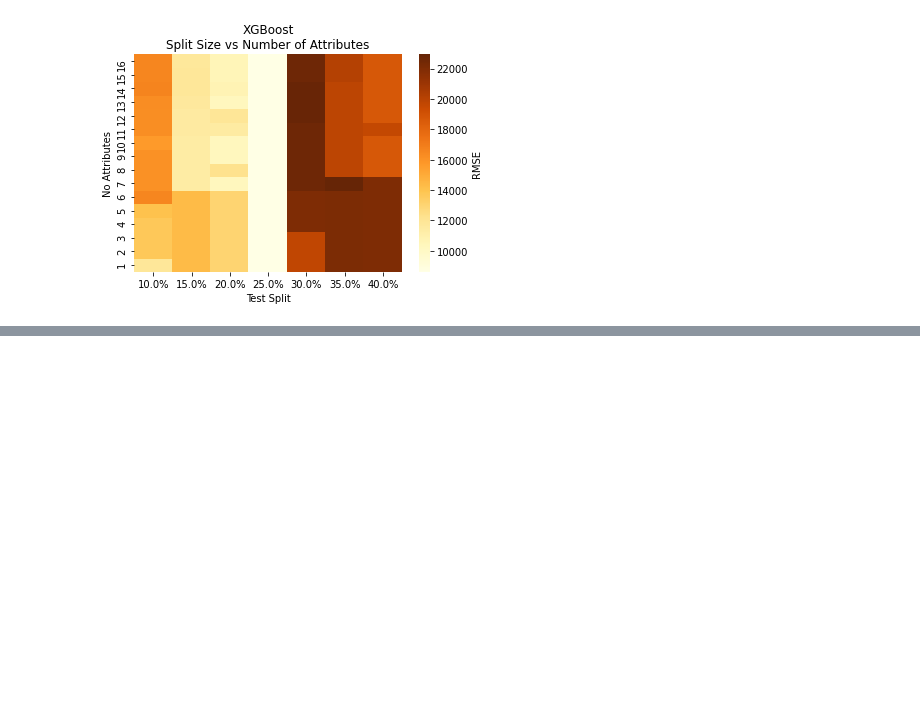
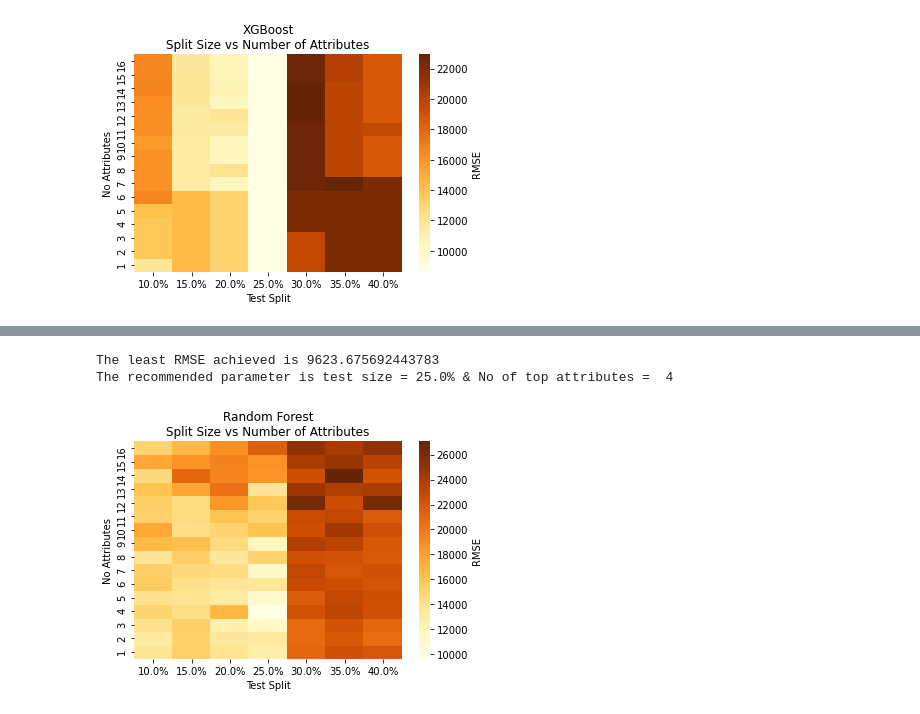
Before and after one commit to azzubair01/Time-Series-Forecasting, a Jupyter notebook: 2) Model Optimisation/Percentage Split/Not Random/Heatmap Generation.ipynb, the cells around one changed output, grey strips where cells are left out. Saved outputs shown, nothing was run; the diff lists cells and outputs as text; code cells hidden in the pictures; blank space fills up the shorter version.

```diff
--- a/2) Model Optimisation/Percentage Split/Not Random/Heatmap Generation.ipynb
+++ b/2) Model Optimisation/Percentage Split/Not Random/Heatmap Generation.ipynb
@@ -130,0 +317,8 @@ The recommended parameter is test size = 25.0% & No of top attributes =  4
+# %%
+dataset=random_forest_df
+algorithm='Random Forest'
+generate_optimisation_heatmap(dataset, algorithm, use_gridsearch=True)
+# %% [output]
+The least RMSE achieved is 9623.675692443783
+The recommended parameter is test size = 25.0% & No of top attributes =  4
+[figure, added]
```
Also changed, not shown: parts of 17 cells of this notebook, 9 other files.
